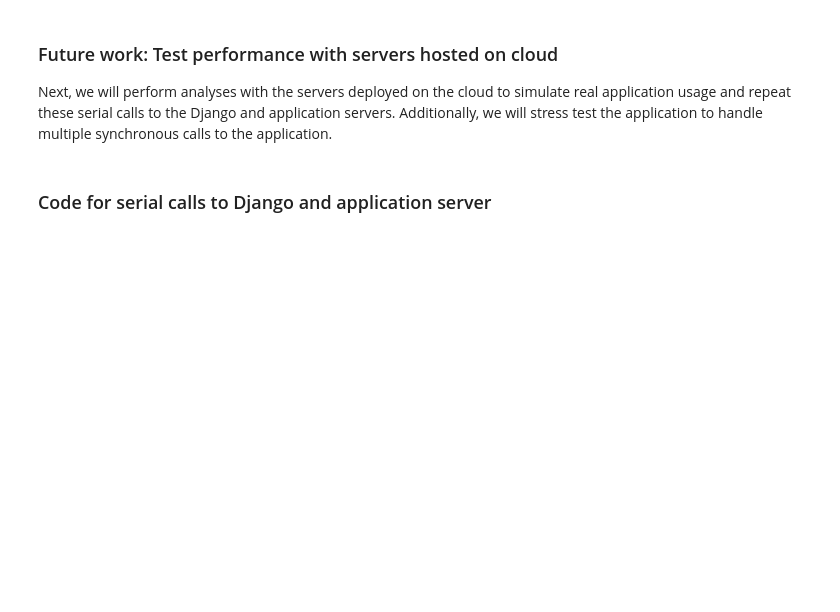
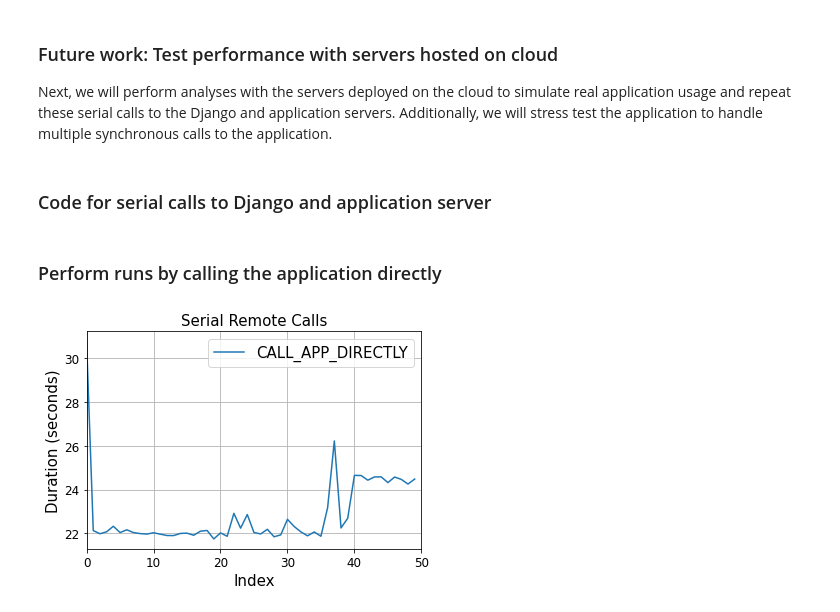
Before and after one commit to jeosol/aiml, a Jupyter notebook: remote_simulation_analysis.ipynb, the cells around one changed output. Cells and saved outputs as stored; diff of their text form; code cells hidden in the pictures; blank space fills up the shorter version.

Commit message:
Add function for call to application server

```diff
--- a/remote_simulation_analysis.ipynb
+++ b/remote_simulation_analysis.ipynb
@@ -257,4 +257,11 @@ def run_app_serial_test(num_calls=num_calls):
     if num_calls > 0:
         make_performance_plot(df, title='Serial Remote Calls')
     return df
+# %% [markdown]
+### Perform runs by calling the application directly
+# %%
+# Call the application server directly with num_calls specified above
+df = run_app_serial_test()
+# %% [output]
+[figure, added]
 # %%
```
Also changed, not shown: parts of 1 cell of this notebook.
